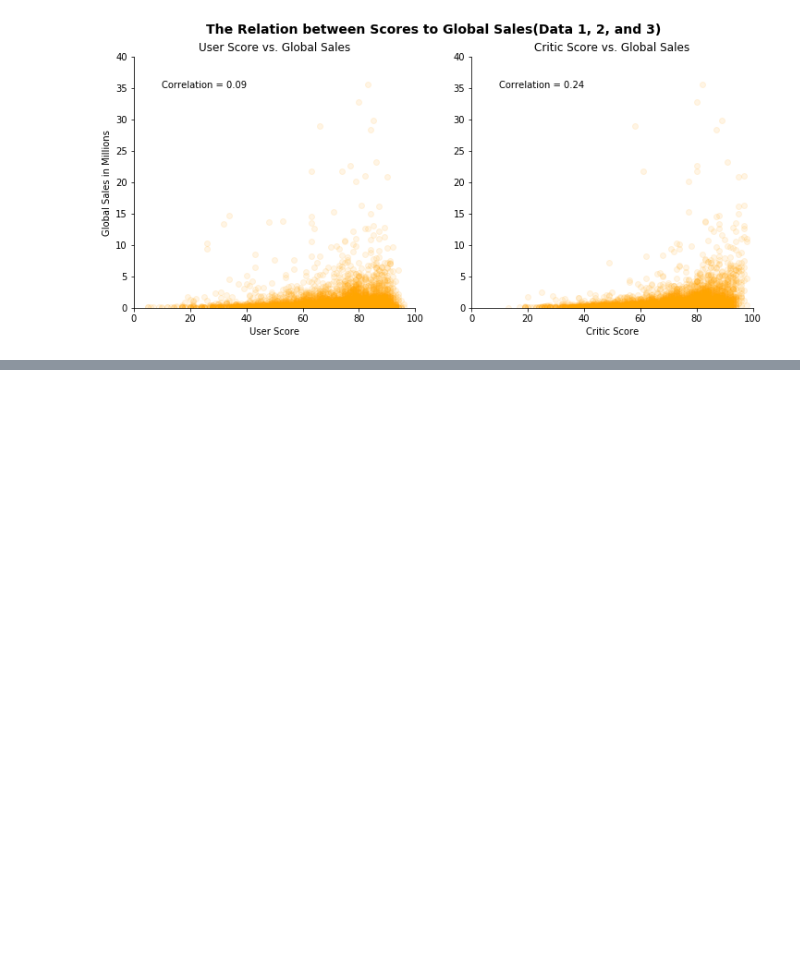
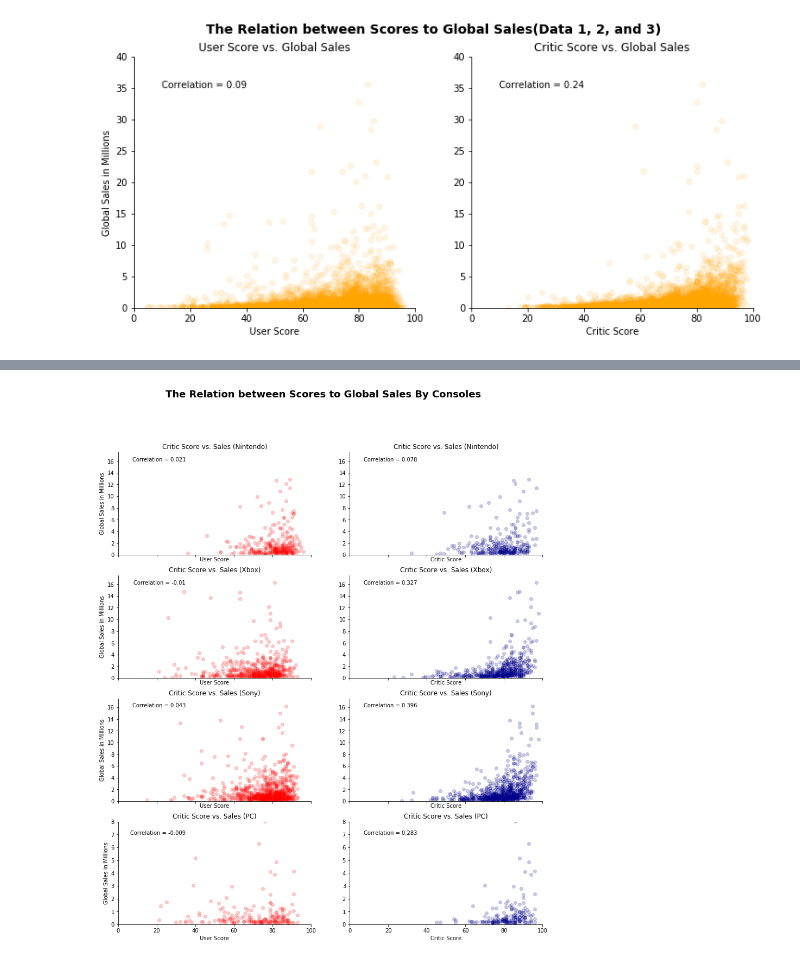
Before and after one commit to mell0611/data_science_project, a Jupyter notebook: data_analysis.ipynb, the cells around one changed output, grey strips where cells are left out. Saved outputs shown, nothing was run; the diff lists cells and outputs as text; code cells hidden in the pictures; blank space fills up the shorter version.

```diff
--- a/data_analysis.ipynb
+++ b/data_analysis.ipynb
@@ -246,0 +315,92 @@ NameError: name 'annual_mean_combo' is not defined
+# %%
+combonintendo = grouped.get_group('GC') # Creates a dataframe combonintendo
+nintendo_list = ['DS', '3DS', 'Wii', 'GBA', 'WiiU'] # Types of nintendo consoles
+
+for i in nintendo_list:
+    combonintendo = combonintendo.append(grouped.get_group(i), ignore_index = True)
+# %%
+combopc = grouped.get_group('PC') # Creates a dataframe combopc
+# %%
+comboxbox = grouped.get_group('XOne') # Creates a dataframe comboxbox
+
+comboxbox = comboxbox.append(grouped.get_group('X360'), ignore_index = True)
+comboxbox = comboxbox.append(grouped.get_group('XB'), ignore_index = True)
+# %%
+combosony = grouped.get_group('PS') # Store info on the original Playstation as of this line.
+sony_list = ['PS2', 'PS3', 'PS4', 'PSP', 'PSV'] # Types of playstation consoles
+
+for i in sony_list:
+    combosony = combosony.append(grouped.get_group(i), ignore_index = True)
+# %%
+# Code for scatter plot comparing metascore against millions of sales and user score against millions of sales by consoles
+fig, ax = plt.subplots(nrows = 4, ncols = 2, sharex = True, figsize = (14,16))
+ax = ax.ravel()
+
+#labels
+fig.suptitle("The Relation between Scores to Global Sales By Consoles", fontsize = 18, fontweight = "bold")
+nice_name = ['Nintendo','Xbox','Sony','PC']
+combo_name = [combonintendo,comboxbox,combosony,combopc]
+
+# Making correlation matrixs for each console combo
+corr_mat_nintendo = combonintendo.corr()
+corr_mat_sony = combosony.corr()
+corr_mat_xbox = comboxbox.corr()
+corr_mat_pc = combopc.corr()
+
+count = 0
+for var in ax:
+    temp = combo_name[count//2]
+    var.set_title('Critic Score vs. Sales ('+ nice_name[count//2]+')')
+
+    if count%2 == 0:
+        var.scatter(temp["User_Score"], temp["Global_Sales"], alpha= 0.2, c = 'Red')
+        var.set_xlabel('User Score')
+        var.set_ylabel('Global Sales in Millions')
+        if count//2 == 0:
+            cr = corr_mat_nintendo.Global_Sales.User_Score # get the correlation matrix
+            message = "Correlation = " + str(round(cr,3))
+            var.text(35, 16, message, horizontalalignment='right')
+        elif count//2 == 1:
+            cr = corr_mat_xbox.Global_Sales.User_Score # get the correlation matrix
+            message = "Correlation = " + str(round(cr,3))
+            var.text(35, 16, message, horizontalalignment='right')
+        elif count//2 == 2:
+            cr = corr_mat_sony.Global_Sales.User_Score # get the correlation matrix
+            message = "Correlation = " + str(round(cr,3))
+            var.text(35, 16, message, horizontalalignment='right')
+        elif count//2 == 3:
+            cr = corr_mat_pc.Global_Sales.User_Score # get the correlation matrix
+            message = "Correlation = " + str(round(cr,3))
+            var.text(35, 7, message, horizontalalignment='right')
+
+    else:
+        var.scatter(temp["Critic_Score"], temp["Global_Sales"], alpha= 0.2, c = "DarkBlue")
+        var.set_xlabel('Critic Score')
+        if count//2 == 0:
+            cr = corr_mat_nintendo.Global_Sales.Critic_Score # get the correlation matrix
+            message = "Correlation = " + str(round(cr,3))
+            var.text(35, 16, message, horizontalalignment='right')
+        elif count//2 == 1:
+            cr = corr_mat_xbox.Global_Sales.Critic_Score # get the correlation matrix
+            message = "Correlation = " + str(round(cr,3))
+            var.text(35, 16, message, horizontalalignment='right')
+        elif count//2 == 2:
+            cr = corr_mat_sony.Global_Sales.Critic_Score # get the correlation matrix
+            message = "Correlation = " + str(round(cr,3))
+            var.text(35, 16, message, horizontalalignment='right')
+        elif count//2 == 3:
+            cr = corr_mat_pc.Global_Sales.Critic_Score # get the correlation matrix
+            message = "Correlation = " + str(round(cr,3))
+            var.text(35, 7, message, horizontalalignment='right')
+    var.spines["right"].set_visible(False)
+    var.spines["top"].set_visible(False)
+    var.set_xlim(0,100)
+    if count > 5:
+        var.set_ylim(0,8)
+    else:
+        var.set_ylim(0,17.5)
+    count+=1
+
+plt.show()
+# %% [output]
+[figure, added]
```
Also changed, not shown: parts of 7 cells of this notebook.
